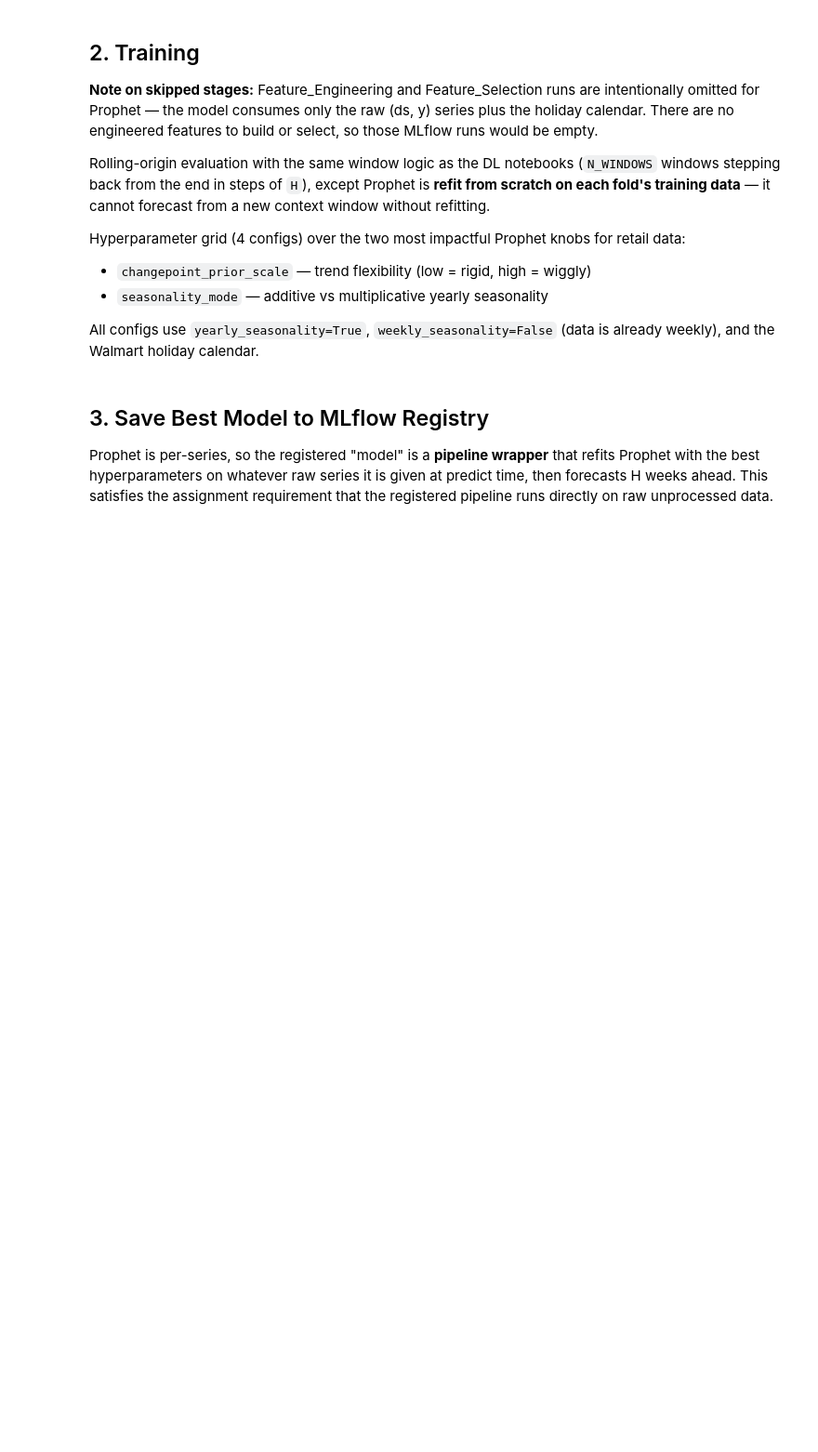
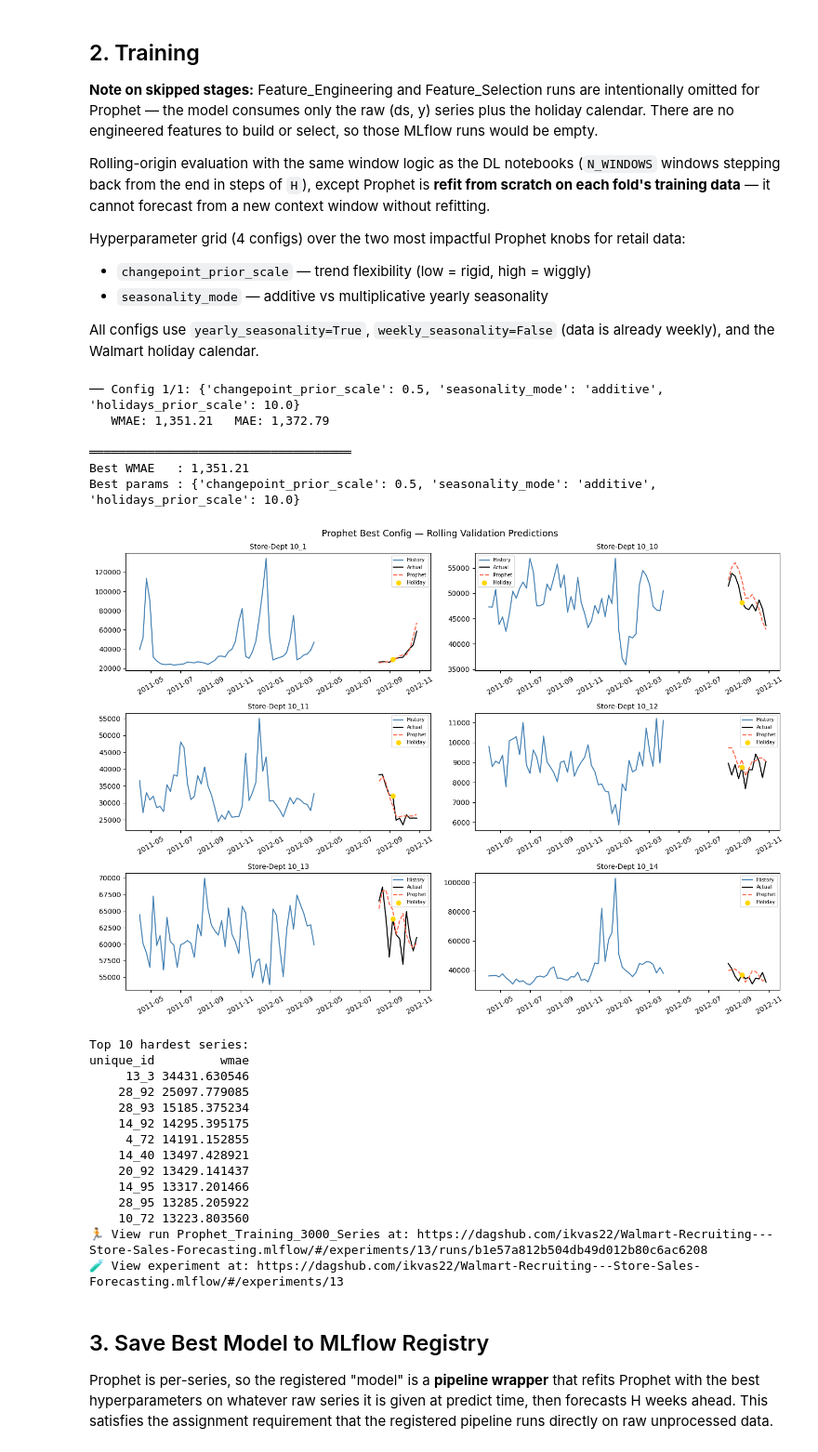
Before and after one commit to Ika-Kvashali/Walmart-Recruiting---Store-Sales-Forecasting, a Jupyter notebook: model_experiment_Prophet.ipynb, the cells around one changed output. Shown at 93% size. Saved outputs shown, nothing was run; the diff lists cells and outputs as text; code cells hidden in the pictures; blank space fills up the shorter version.

Commit message:
finished prophet training

```diff
--- a/model_experiment_Prophet.ipynb
+++ b/model_experiment_Prophet.ipynb
@@ -58,7 +98,7 @@ STORES_PATH   = 'stores.csv'
 
 H           = 4      # forecast horizon (weeks) — same as all other models
 N_WINDOWS   = 3      # rolling folds (reduced: Prophet refits per fold)
-TOP_SERIES  = 300    # scope: top Store-Dept series by total sales
+TOP_SERIES  = 3000    # scope: top Store-Dept series by total sales
 VAL_START   = '2012-04-01'
 
 # MLflow on Dagshub — shared team tracking server
@@ -70,7 +120,7 @@ print('Setup OK')
 # %% [markdown]
 ## 1. EDA / Pre-processing
 # %%
-with mlflow.start_run(run_name='Prophet_EDA'):
+with mlflow.start_run(run_name='Prophet_EDA_3000_Series'):
     mlflow.set_tag('stage', 'eda')
 
     train_raw    = pd.read_csv(TRAIN_PATH,    parse_dates=['Date'])
@@ -216,6 +272,7 @@ def evaluate_prophet_config(params: dict, df_source: pd.DataFrame,
                 holidays                = holidays_df,
                 changepoint_prior_scale = params['changepoint_prior_scale'],
                 seasonality_mode        = params['seasonality_mode'],
+                holidays_prior_scale    = params.get('holidays_prior_scale', 10.0),
             )
             m.fit(hist)
 
@@ -240,13 +297,10 @@ def evaluate_prophet_config(params: dict, df_source: pd.DataFrame,
 # %%
 # ── Hyperparameter grid search — logged as the Training run ────
 GRID = [
-    {'changepoint_prior_scale': 0.05, 'seasonality_mode': 'additive'},
-    {'changepoint_prior_scale': 0.05, 'seasonality_mode': 'multiplicative'},
-    {'changepoint_prior_scale': 0.5,  'seasonality_mode': 'additive'},
-    {'changepoint_prior_scale': 0.5,  'seasonality_mode': 'multiplicative'},
+    {'changepoint_prior_scale': 0.5,  'seasonality_mode': 'additive',       'holidays_prior_scale': 10.0},
 ]
 
-with mlflow.start_run(run_name='Prophet_Training') as training_run:
+with mlflow.start_run(run_name='Prophet_Training_3000_Series') as training_run:
     mlflow.set_tag('stage', 'training')
     mlflow.log_params({
         'h'          : H,
@@ -266,7 +320,6 @@ with mlflow.start_run(run_name='Prophet_Training') as training_run:
         trial_wmae, trial_mae, trial_eval = evaluate_prophet_config(params, df_full)
         print(f'   WMAE: {trial_wmae:,.2f}   MAE: {trial_mae:,.2f}')
 
-        # Per-config metrics logged with a step index for comparison in the UI
         mlflow.log_metric(f'config_{i+1}_wmae', trial_wmae)
         mlflow.log_metric(f'config_{i+1}_mae',  trial_mae)
         trial_results.append({**params, 'wmae': trial_wmae, 'mae': trial_mae})
@@ -298,33 +351,55 @@ with mlflow.start_run(run_name='Prophet_Training') as training_run:
     for ax, uid in zip(axes, sample_ids):
         history = df_train[df_train['unique_id'] == uid].tail(52)
         actual  = eval_best[eval_best['unique_id'] == uid]
         ax.plot(history['ds'], history['y'],     label='History', color='steelblue')
         ax.plot(actual['ds'],  actual['y'],      label='Actual',  color='black')
         ax.plot(actual['ds'],  actual['y_pred'], label='Prophet', color='tomato', linestyle='--')
         hol = actual[actual['IsHoliday'] == 1]
         ax.scatter(hol['ds'], hol['y'], color='gold', zorder=5, s=40, label='Holiday')
         ax.set_title(f'Store-Dept {uid}', fontsize=10)
         ax.legend(fontsize=7)
         ax.tick_params(axis='x', rotation=30)
 
     plt.suptitle('Prophet Best Config — Rolling Validation Predictions', fontsize=13)
     plt.tight_layout()
     fig.savefig('prophet_predictions.png', dpi=100, bbox_inches='tight')
     mlflow.log_artifact('prophet_predictions.png')
     plt.show()
 
     # Per-series WMAE table — logged as MLflow artifact
     per_series = (
         eval_best
         .groupby('unique_id')
         .apply(lambda g: wmae(g['y'].values, g['y_pred'].values, g['IsHoliday'].values))
         .reset_index()
         .rename(columns={0: 'wmae'})
         .sort_values('wmae', ascending=False)
     )
     mlflow.log_text(per_series.to_json(orient='records', indent=2), 'per_series_wmae.json')
     print('Top 10 hardest series:')
     print(per_series.head(10).to_string(index=False))
+# %% [output]
+── Config 1/1: {'changepoint_prior_scale': 0.5, 'seasonality_mode': 'additive', 'holidays_prior_scale': 10.0}
+   WMAE: 1,351.21   MAE: 1,372.79
+
+════════════════════════════════════
+Best WMAE   : 1,351.21
+Best params : {'changepoint_prior_scale': 0.5, 'seasonality_mode': 'additive', 'holidays_prior_scale': 10.0}
+[figure, added]
+Top 10 hardest series:
+unique_id         wmae
+     13_3 34431.630546
+    28_92 25097.779085
+    28_93 15185.375234
+    14_92 14295.395175
+     4_72 14191.152855
+    14_40 13497.428921
+    20_92 13429.141437
+    14_95 13317.201466
+    28_95 13285.205922
+    10_72 13223.803560
+🏃 View run Prophet_Training_3000_Series at: https://dagshub.com/ikvas22/Walmart-Recruiting---Store-Sales-Forecasting.mlflow/#/experiments/13/runs/b1e57a812b504db49d012b80c6ac6208
+🧪 View experiment at: https://dagshub.com/ikvas22/Walmart-Recruiting---Store-Sales-Forecasting.mlflow/#/experiments/13
 # %% [markdown]
 ## 3. Save Best Model to MLflow Registry
 
```
Also changed, not shown: parts of 12 cells of this notebook.
